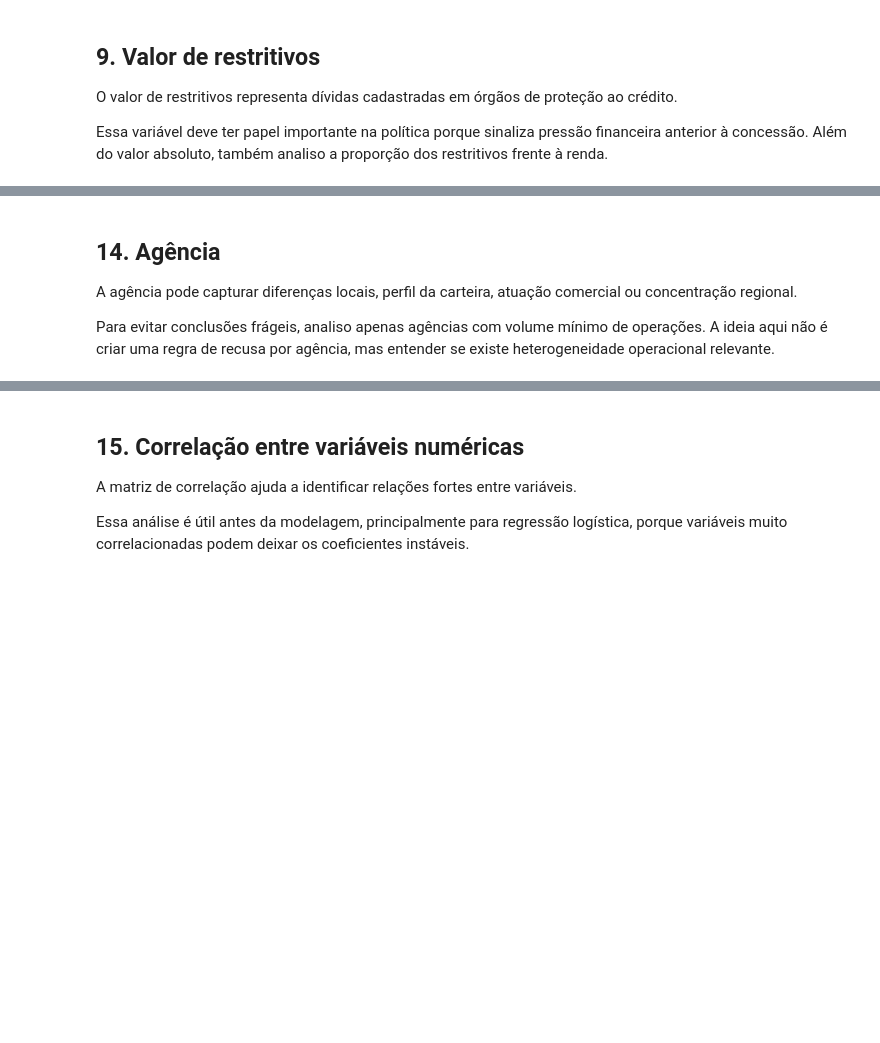
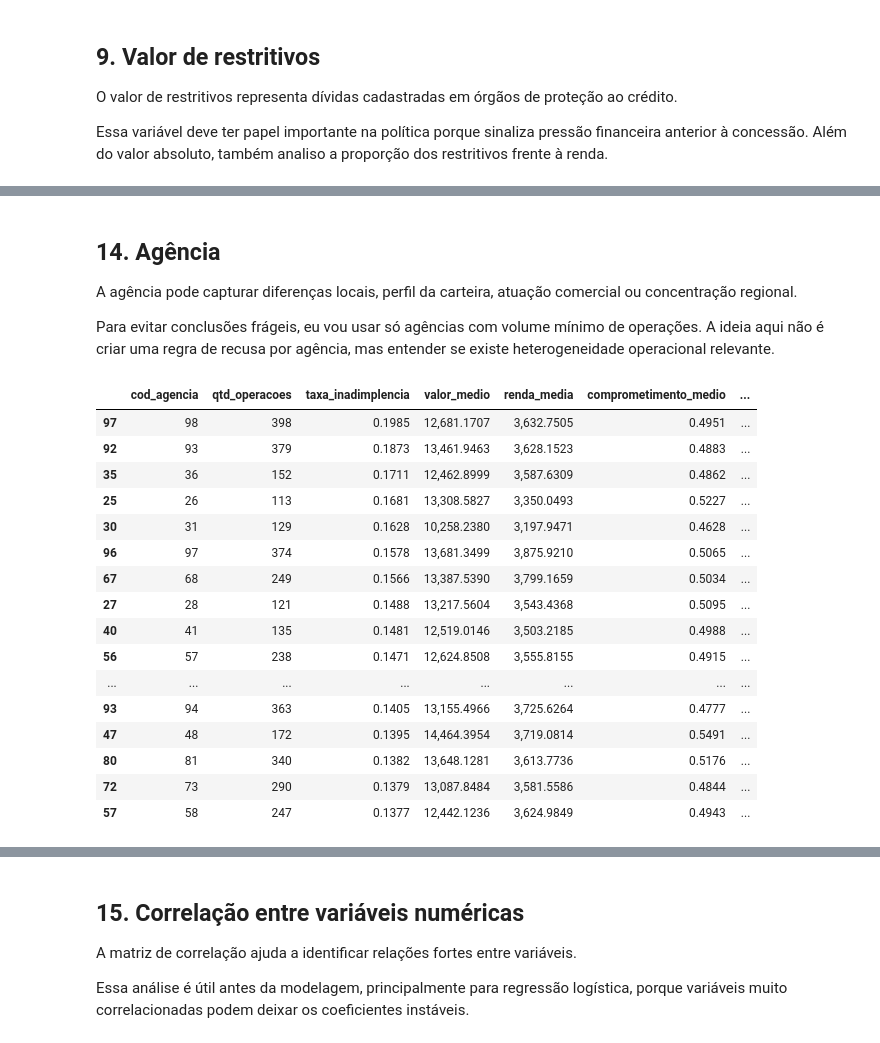
Before and after one commit to ariel-velardo/datascience, a Jupyter notebook: projetos/concessao_credito/notebooks/03_eda_credito.ipynb, the cells around one changed output, grey strips where cells are left out. Drawn from its saved outputs; the diff is of its cells as text; code cells hidden in the pictures; blank space fills up the shorter version.

```diff
--- a/projetos/concessao_credito/notebooks/03_eda_credito.ipynb
+++ b/projetos/concessao_credito/notebooks/03_eda_credito.ipynb
@@ -761,19 +1007,43 @@ salvar_figura(
 
 A agência pode capturar diferenças locais, perfil da carteira, atuação comercial ou concentração regional.
 
-Para evitar conclusões frágeis, analiso apenas agências com volume mínimo de operações. A ideia aqui não é criar uma regra de recusa por agência, mas entender se existe heterogeneidade operacional relevante.
+Para evitar conclusões frágeis, eu vou usar só agências com volume mínimo de operações. A ideia aqui não é criar uma regra de recusa por agência, mas entender se existe heterogeneidade operacional relevante.
 # %%
+# eu analiso agência com corte mínimo de volume para evitar conclusões instáveis.
+# a agência pode capturar diferenças regionais, operacionais ou de perfil da carteira.
+
 risco_agencia = resumo_risco_por_categoria(
     base,
     coluna="cod_agencia",
     min_operacoes=100,
 )
+
+# eu converto o código da agência para texto apenas para melhorar exibição em gráfico.
+risco_agencia["cod_agencia"] = risco_agencia["cod_agencia"].astype(str)
 
 display(risco_agencia.head(20))
 
 risco_agencia.to_csv(
     TABLES_DIR / "eda_risco_por_agencia.csv",
     index=False,
     encoding="utf-8-sig",
 )
+# %% [output]
+|  | cod_agencia | qtd_operacoes | taxa_inadimplencia | valor_medio | renda_media | comprometimento_medio | ... |
+| 97 | 98 | 398 | 0.1985 | 12,681.1707 | 3,632.7505 | 0.4951 | ... |
+| 92 | 93 | 379 | 0.1873 | 13,461.9463 | 3,628.1523 | 0.4883 | ... |
+| 35 | 36 | 152 | 0.1711 | 12,462.8999 | 3,587.6309 | 0.4862 | ... |
+| 25 | 26 | 113 | 0.1681 | 13,308.5827 | 3,350.0493 | 0.5227 | ... |
+| 30 | 31 | 129 | 0.1628 | 10,258.2380 | 3,197.9471 | 0.4628 | ... |
+| 96 | 97 | 374 | 0.1578 | 13,681.3499 | 3,875.9210 | 0.5065 | ... |
+| 67 | 68 | 249 | 0.1566 | 13,387.5390 | 3,799.1659 | 0.5034 | ... |
+| 27 | 28 | 121 | 0.1488 | 13,217.5604 | 3,543.4368 | 0.5095 | ... |
+| 40 | 41 | 135 | 0.1481 | 12,519.0146 | 3,503.2185 | 0.4988 | ... |
+| 56 | 57 | 238 | 0.1471 | 12,624.8508 | 3,555.8155 | 0.4915 | ... |
+| ... | ... | ... | ... | ... | ... | ... | ... |
+| 93 | 94 | 363 | 0.1405 | 13,155.4966 | 3,725.6264 | 0.4777 | ... |
+| 47 | 48 | 172 | 0.1395 | 14,464.3954 | 3,719.0814 | 0.5491 | ... |
+| 80 | 81 | 340 | 0.1382 | 13,648.1281 | 3,613.7736 | 0.5176 | ... |
+| 72 | 73 | 290 | 0.1379 | 13,087.8484 | 3,581.5586 | 0.4844 | ... |
+| 57 | 58 | 247 | 0.1377 | 12,442.1236 | 3,624.9849 | 0.4943 | ... |
 # %%
```
Also changed, not shown: parts of 34 cells of this notebook, 17 other files.
